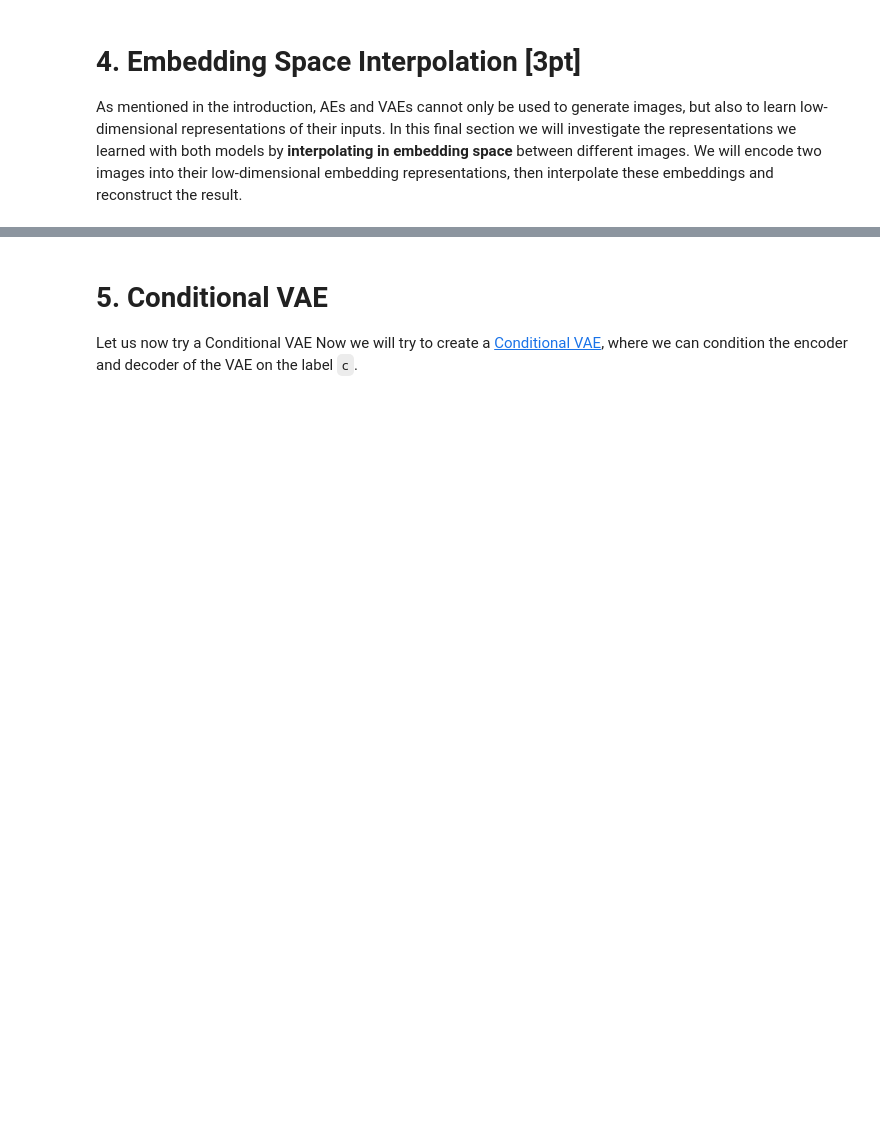
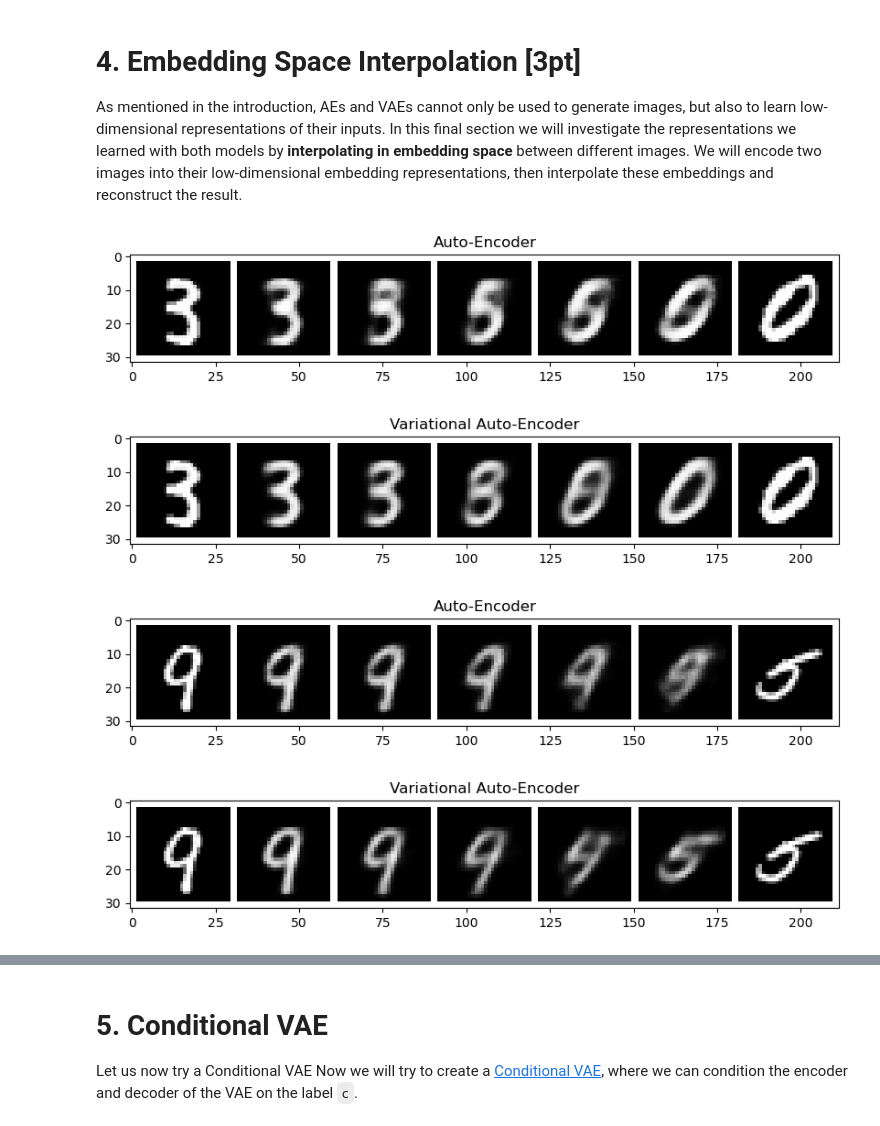
Before and after one commit to mike2d2/gan-cifar-vae-mnist-pytorch-566, a Jupyter notebook: Problem1_VAE_v0.ipynb, the cells around one changed output, grey strips where cells are left out. Cells and saved outputs as stored; diff of their text form; code cells hidden in the pictures; blank space fills up the shorter version.

```diff
--- a/Problem1_VAE_v0.ipynb
+++ b/Problem1_VAE_v0.ipynb
@@ -654,37 +898,42 @@ def interpolate_and_visualize(model, tag, start_img, end_img):
 
   # decode interpolated embeddings (as a single batch)
   img_inter = model.decoder(torch.cat(z_inter))
   img_inter = img_inter.reshape(-1, 28, 28)
 
   # reshape result and display interpolation
   vis_imgs = torch.cat([start_img, img_inter, end_img]).reshape(-1,1,28,28)
   fig = plt.figure(figsize = (10, 10))
   ax1 = plt.subplot(111)
   ax1.imshow(torchvision.utils.make_grid(vis_imgs, nrow=N_INTER_STEPS+2, pad_value=1.)\
                   .data.cpu().numpy().transpose(1, 2, 0), cmap='gray')
   plt.title(tag)
   plt.show()
 
 
 ### Interpolation 1
-START_LABEL = # ... TODO CHOOSE
-END_LABEL = # ... TODO CHOOSE
+START_LABEL = 3 # ... TODO CHOOSE
+END_LABEL = 0 # ... TODO CHOOSE
 # sample two training images with given labels
 start_img = get_image_with_label(START_LABEL)
 end_img = get_image_with_label(END_LABEL)
 # visualize interpolations for AE and VAE models
 interpolate_and_visualize(ae_model, "Auto-Encoder", start_img, end_img)
 interpolate_and_visualize(vae_model, "Variational Auto-Encoder", start_img, end_img)
 
 ### Interpolation 2
-START_LABEL = # ... TODO CHOOSE
-END_LABEL = # ... TODO CHOOSE
+START_LABEL = 9 # ... TODO CHOOSE
+END_LABEL = 5 # ... TODO CHOOSE
 # sample two training images with given labels
 start_img = get_image_with_label(START_LABEL)
 end_img = get_image_with_label(END_LABEL)
 # visualize interpolations for AE and VAE models
 interpolate_and_visualize(ae_model, "Auto-Encoder", start_img, end_img)
 interpolate_and_visualize(vae_model, "Variational Auto-Encoder", start_img, end_img)
+# %% [output]
+[figure, added]
+[figure, added]
+[figure, added]
+[figure, added]
 # %% [markdown]
 Repeat the experiment for different start / end labels and different samples. Describe your observations.
 
```
Also changed, not shown: parts of 20 cells of this notebook, 18 other files.
